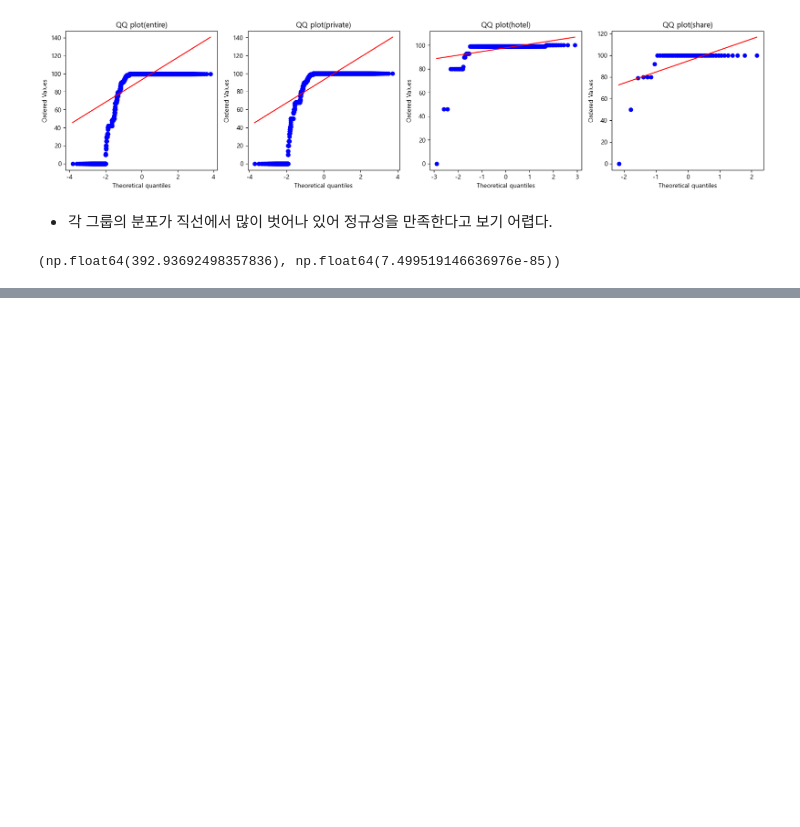
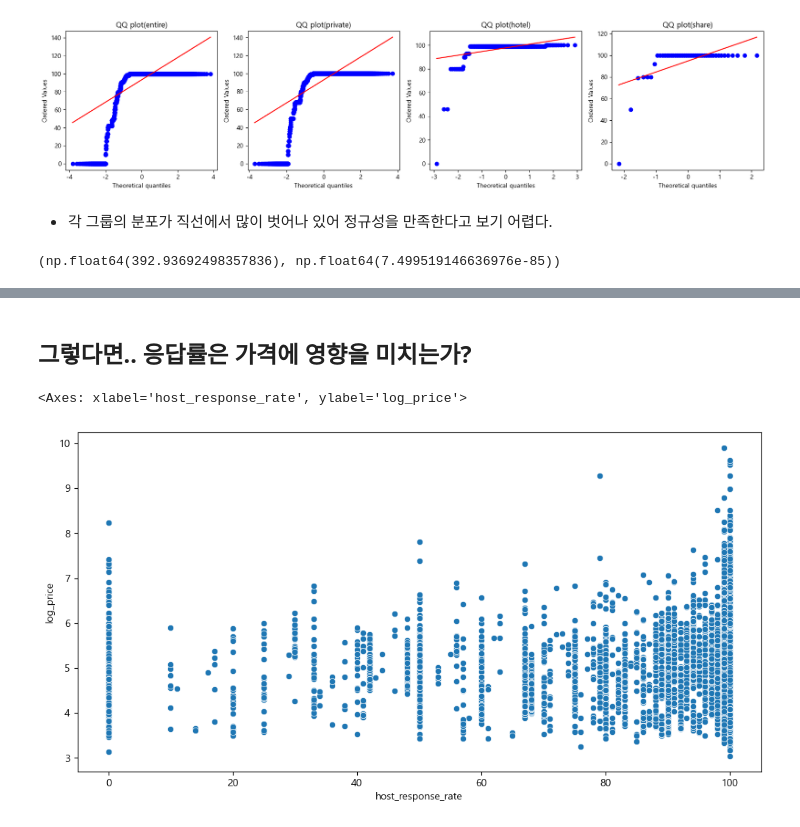
Before and after one commit to KyungminChang/data-analysis-project-BBB, a Jupyter notebook: 02_basic_statistics.ipynb, the cells around one changed output, grey strips where cells are left out. Drawn from its saved outputs; the diff is of its cells as text; code cells hidden in the pictures; blank space fills up the shorter version.

```diff
--- a/02_basic_statistics.ipynb
+++ b/02_basic_statistics.ipynb
@@ -495,0 +540,11 @@ p-value < 0.05 보다 낮으므로 귀무가설 기각.
+# %% [markdown]
+## 그렇다면.. 응답률은 가격에 영향을 미치는가?
+# %%
+rr_price = df[['host_response_rate', 'log_price']].copy()
+rr_price = rr_price[(rr_price['host_response_rate'] != -1)].dropna()
+# %%
+#산점도 확인
+sns.scatterplot(data=rr_price, x='host_response_rate', y='log_price')
+# %% [output]
+<Axes: xlabel='host_response_rate', ylabel='log_price'>
+[figure, added]
```
Also changed, not shown: parts of 14 cells of this notebook.
